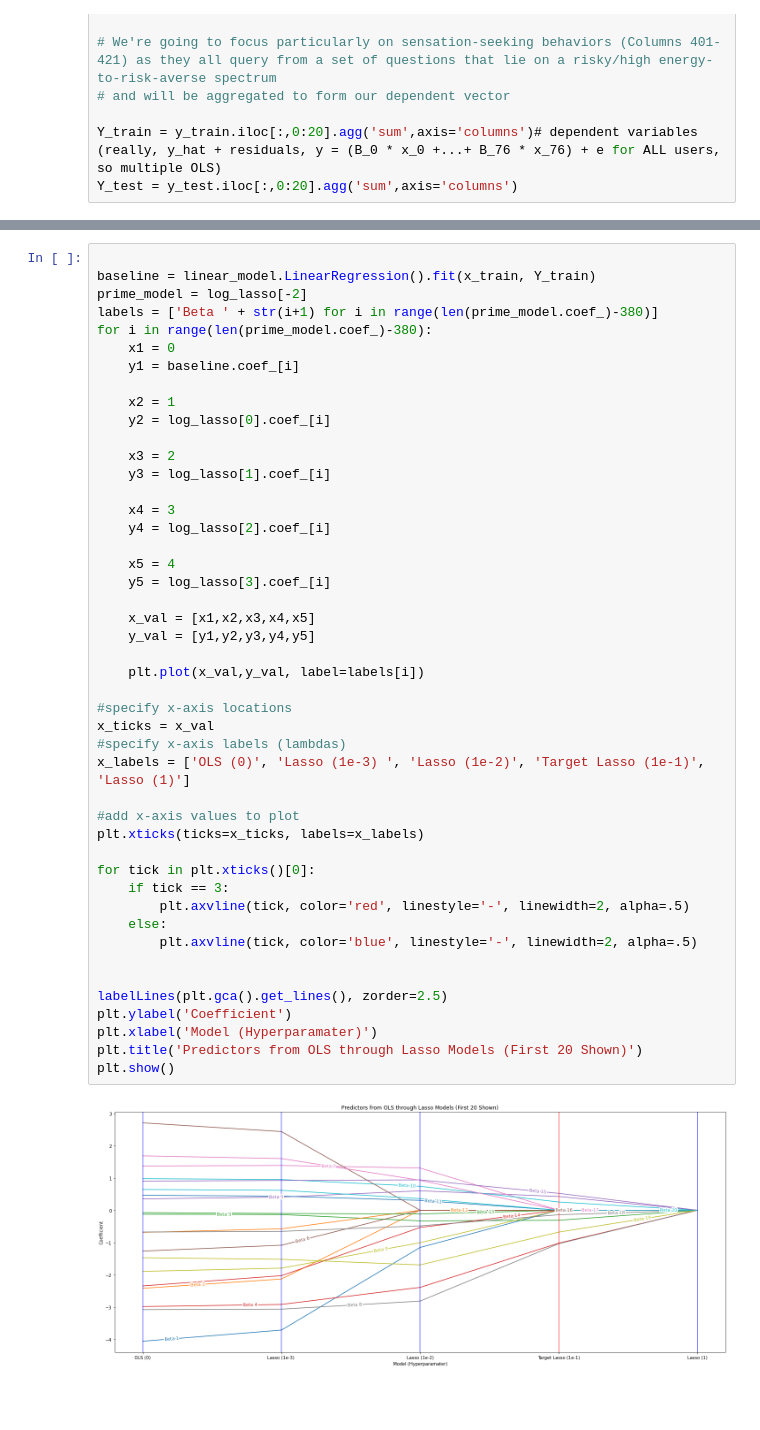
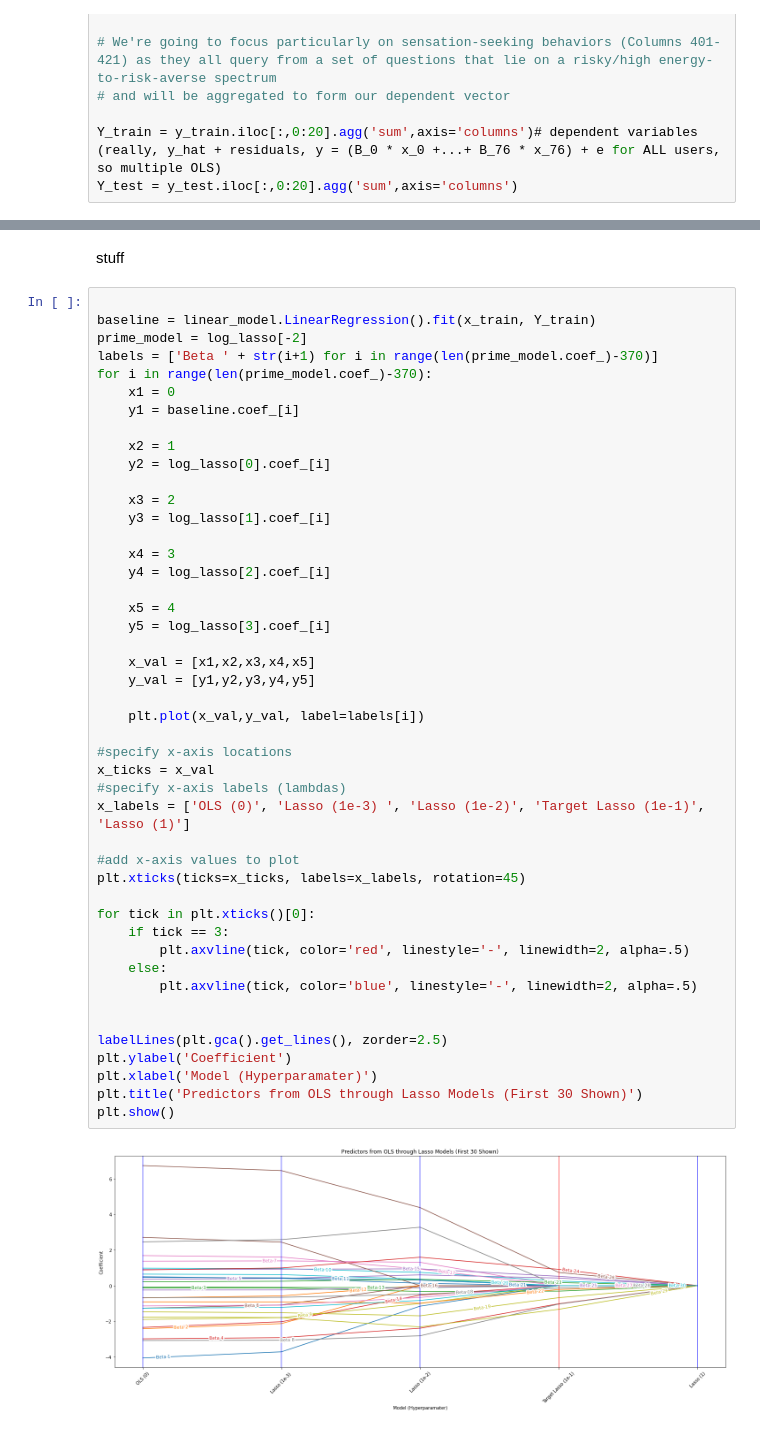
Before and after one commit to gcalbertini/movies, a Jupyter notebook: project2.ipynb, the cells around one changed output, grey strips where cells are left out. Drawn from its saved outputs; the diff is of its cells as text; blank space fills up the shorter version.

```diff
--- a/project2.ipynb
+++ b/project2.ipynb
@@ -279,9 +168,11 @@ We can see that the lasso models drop features as the hyperparameter becomes mor
+# %% [markdown]
+stuff
 # %%
 
 baseline = linear_model.LinearRegression().fit(x_train, Y_train)
 prime_model = log_lasso[-2]
-labels = ['Beta ' + str(i+1) for i in range(len(prime_model.coef_)-380)]
-for i in range(len(prime_model.coef_)-380):
+labels = ['Beta ' + str(i+1) for i in range(len(prime_model.coef_)-370)]
+for i in range(len(prime_model.coef_)-370):
     x1 = 0
     y1 = baseline.coef_[i]
 
@@ -294,33 +185,33 @@ for i in range(len(prime_model.coef_)-380):
     x4 = 3
     y4 = log_lasso[2].coef_[i]
 
     x5 = 4
     y5 = log_lasso[3].coef_[i]
 
     x_val = [x1,x2,x3,x4,x5]
     y_val = [y1,y2,y3,y4,y5]
 
     plt.plot(x_val,y_val, label=labels[i])
 
 #specify x-axis locations
 x_ticks = x_val
 #specify x-axis labels (lambdas)
 x_labels = ['OLS (0)', 'Lasso (1e-3) ', 'Lasso (1e-2)', 'Target Lasso (1e-1)', 'Lasso (1)']
 
 #add x-axis values to plot
-plt.xticks(ticks=x_ticks, labels=x_labels)
+plt.xticks(ticks=x_ticks, labels=x_labels, rotation=45)
 
 for tick in plt.xticks()[0]:
     if tick == 3:
         plt.axvline(tick, color='red', linestyle='-', linewidth=2, alpha=.5)
     else:
         plt.axvline(tick, color='blue', linestyle='-', linewidth=2, alpha=.5)
 
 
 labelLines(plt.gca().get_lines(), zorder=2.5)
 plt.ylabel('Coefficient')
 plt.xlabel('Model (Hyperparamater)')
-plt.title('Predictors from OLS through Lasso Models (First 20 Shown)')
+plt.title('Predictors from OLS through Lasso Models (First 30 Shown)')
 plt.show()
 # %% [output]
-[figure, old version]
+[figure, new version]
```
Also changed, not shown: parts of 19 cells of this notebook, 4 other files.
